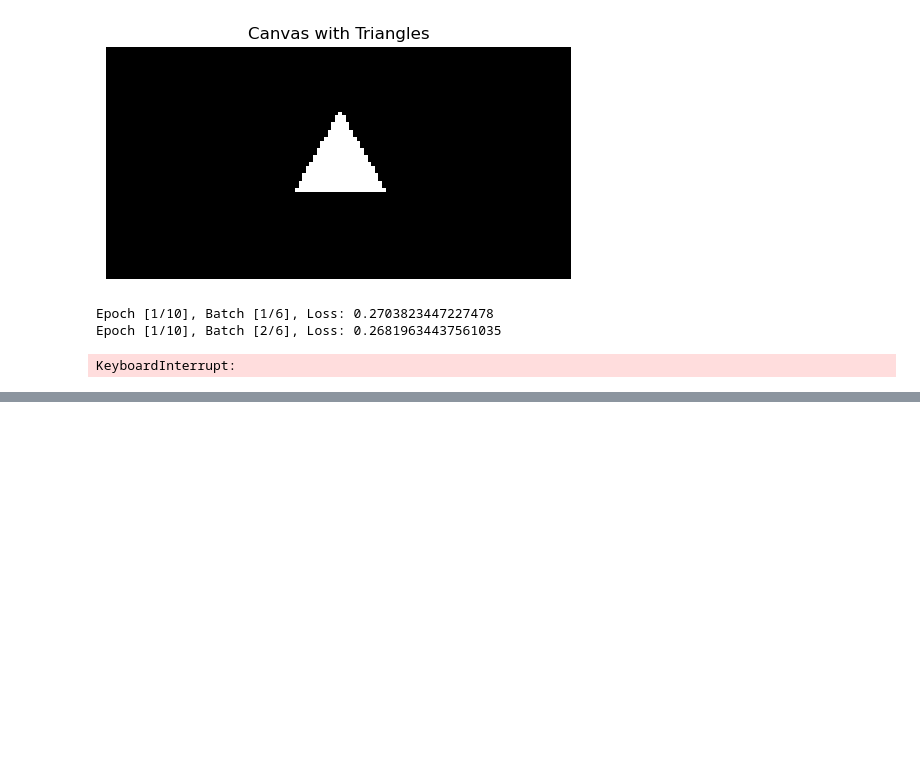
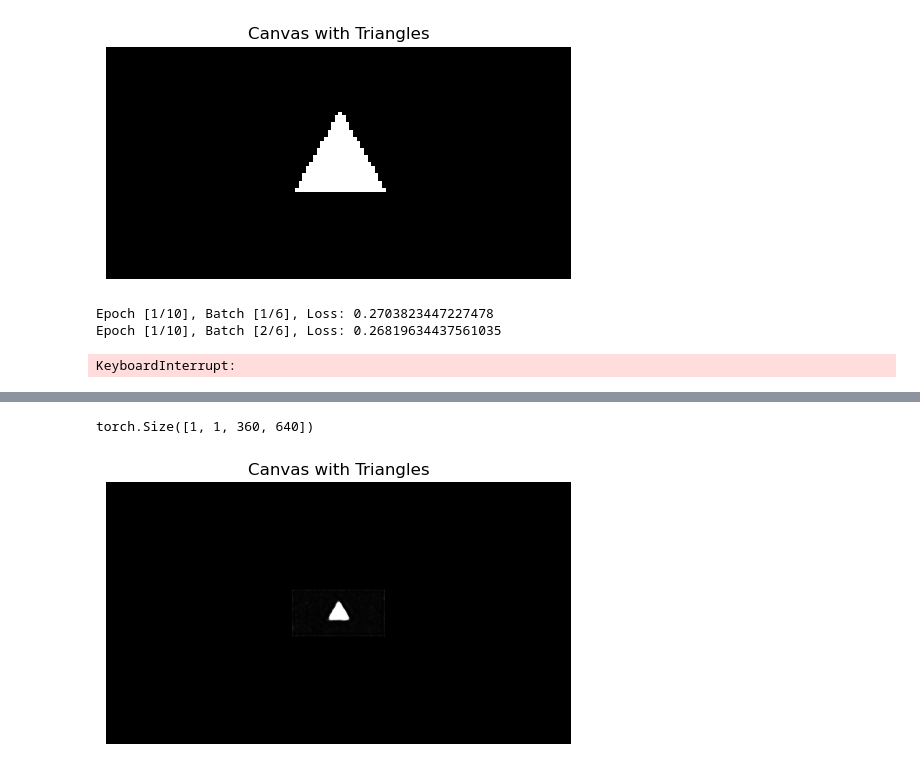
Before and after one commit to henrylwong/10615-project2-polypaint, a Jupyter notebook: tri_train.ipynb, the cells around one changed output, grey strips where cells are left out. Cells and saved outputs as stored; diff of their text form; code cells hidden in the pictures; blank space fills up the shorter version.

```diff
--- a/tri_train.ipynb
+++ b/tri_train.ipynb
@@ -10,5 +12,5 @@ import numpy as np
 # %%
-device = torch.device("mps")
+device = torch.device("cpu")
 # %%
 def _generate_equilateral_vertices(h, w, scale):
   center_x, center_y = w / 2, h / 2
@@ -163,2 +172,0 @@ visualize_canvas(canvas.detach())
-# %%
-device = torch.device("mps")
@@ -214,0 +175,32 @@ SyntaxError: unmatched ')' (537791267.py, line 14)
+# %%
+CUR_DIR = os.getcwd()
+MODEL_PATH = os.path.join(CUR_DIR, 'tri_train.pt')
+# %%
+param2img = StrokeParametersToImage()
+param2img.load_state_dict(torch.load(MODEL_PATH, map_location='cpu'))
+param2img.eval()
+param2img.to(device)
+
+w_p2i_m = 0.09999999999999998
+h_p2i_m = 0.041999999999999996
+xtra_room_horz_m = 0.01
+xtra_room_vert_m = 0.001
+
+def forward(param, h, w):
+    img = param2img(param)
+
+    pad_top = (h - img.shape[1]) // 2
+    pad_bot = pad_top
+    pad_left = (w - img.shape[2]) // 2
+    pad_right = pad_left
+    pad_for_full = transforms.Pad((pad_left, pad_top, pad_right, pad_bot))
+
+    return pad_for_full(img)
+
+
+res = forward(torch.tensor([0.6], requires_grad=True).unsqueeze(0), 360, 640).unsqueeze(1)
+print(res.shape)
+visualize_canvas(res.detach())
+# %% [output]
+torch.Size([1, 1, 360, 640])
+[figure, added]
```
Also changed, not shown: parts of 7 cells of this notebook, 11 other files.
